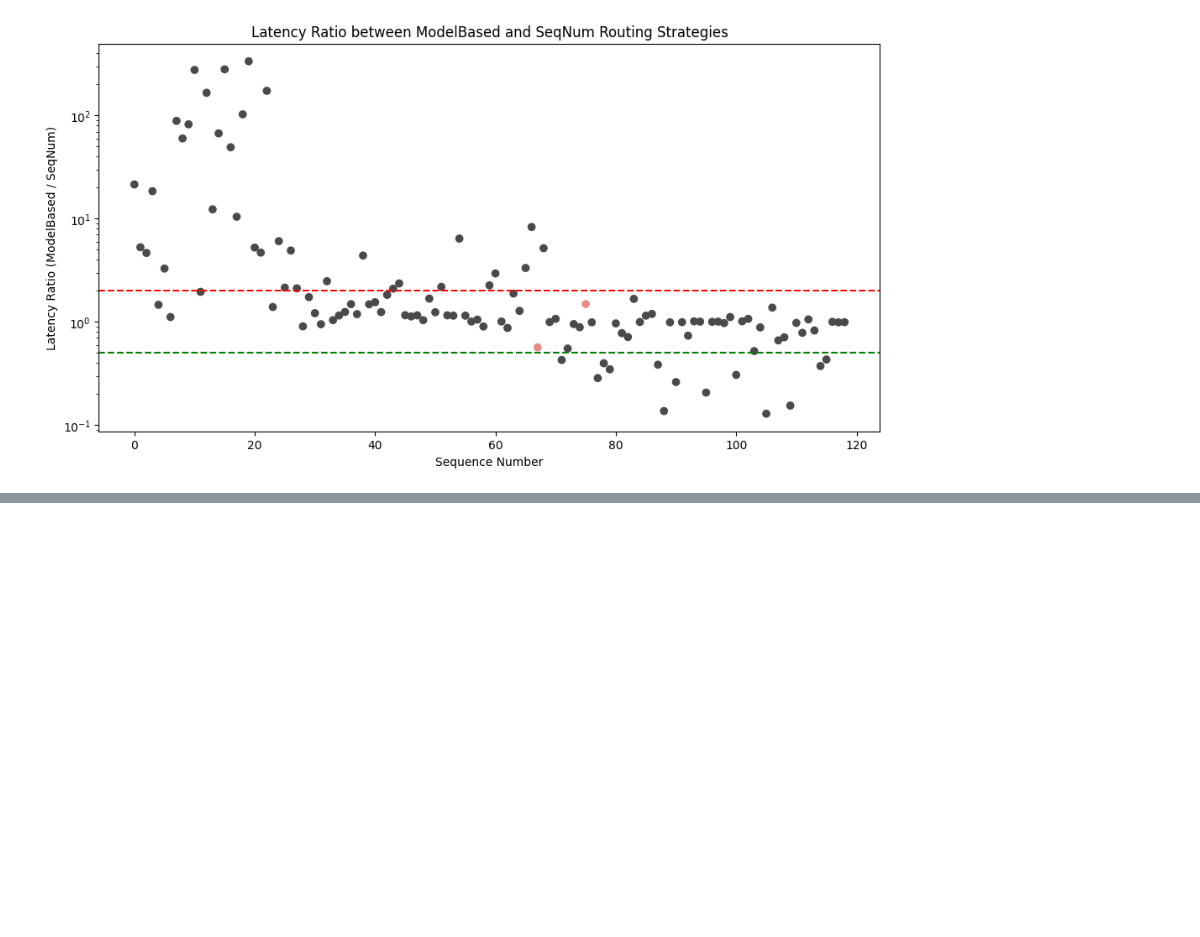
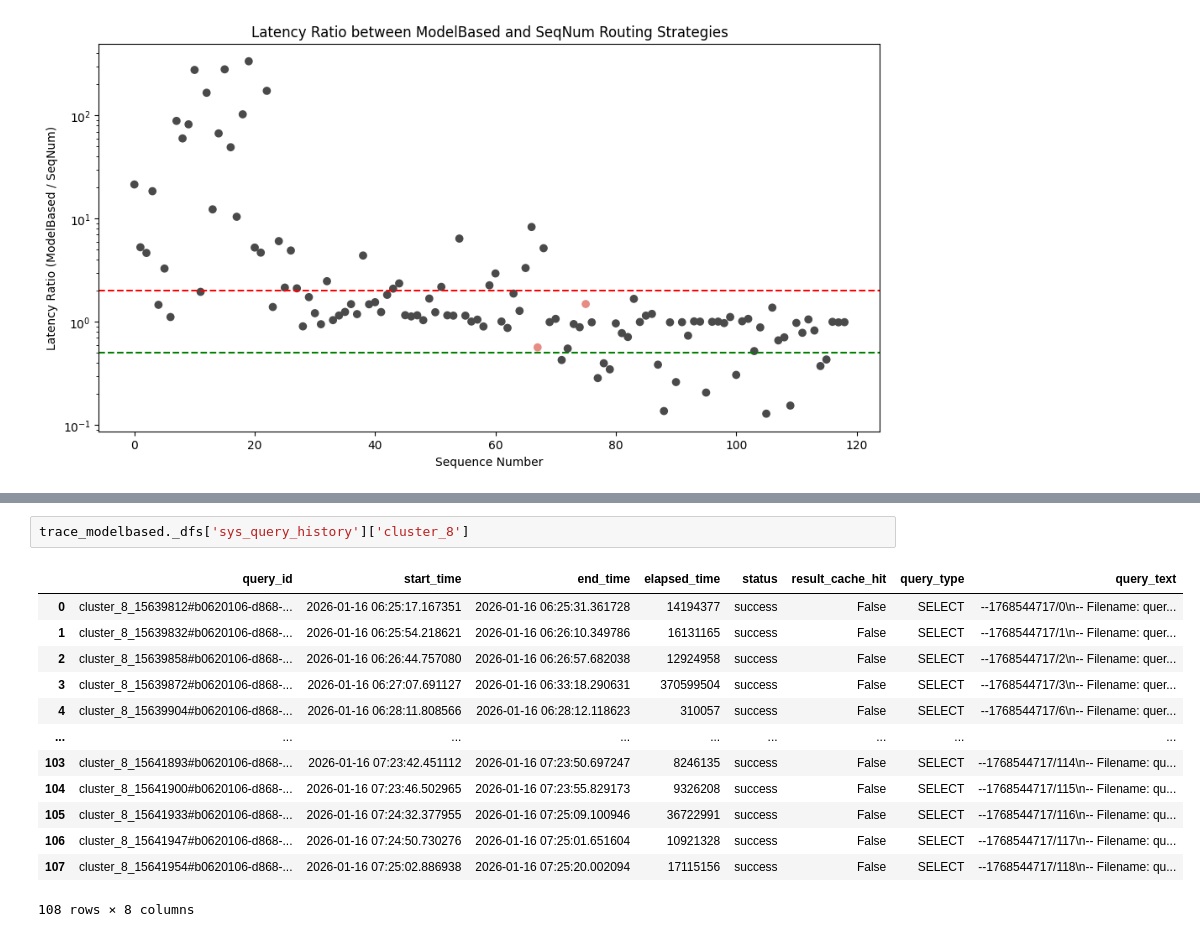
Before and after one commit to mmarkakis/autoslo, a Jupyter notebook: experiments/12_xgboost_distillation/run_comparison.ipynb, the cells around one changed output, grey strips where cells are left out. Saved outputs shown, nothing was run; the diff lists cells and outputs as text; blank space fills up the shorter version.

```diff
--- a/experiments/12_xgboost_distillation/run_comparison.ipynb
+++ b/experiments/12_xgboost_distillation/run_comparison.ipynb
@@ -123,0 +134,16 @@ Text(0.5, 1.0, 'Latency Ratio between ModelBased and SeqNum Routing Strategies')
+# %%
+trace_modelbased._dfs['sys_query_history']['cluster_8']
+# %% [output]
+|  | query_id | start_time | end_time | elapsed_time | status | result_cache_hit | query_type | query_text |
+| 0 | cluster_8_15639812#b0620106-d868-... | 2026-01-16 06:25:17.167351 | 2026-01-16 06:25:31.361728 | 14194377 | success | False | SELECT | --1768544717/0\n-- Filename: quer... |
+| 1 | cluster_8_15639832#b0620106-d868-... | 2026-01-16 06:25:54.218621 | 2026-01-16 06:26:10.349786 | 16131165 | success | False | SELECT | --1768544717/1\n-- Filename: quer... |
+| 2 | cluster_8_15639858#b0620106-d868-... | 2026-01-16 06:26:44.757080 | 2026-01-16 06:26:57.682038 | 12924958 | success | False | SELECT | --1768544717/2\n-- Filename: quer... |
+| 3 | cluster_8_15639872#b0620106-d868-... | 2026-01-16 06:27:07.691127 | 2026-01-16 06:33:18.290631 | 370599504 | success | False | SELECT | --1768544717/3\n-- Filename: quer... |
+| 4 | cluster_8_15639904#b0620106-d868-... | 2026-01-16 06:28:11.808566 | 2026-01-16 06:28:12.118623 | 310057 | success | False | SELECT | --1768544717/6\n-- Filename: quer... |
+| ... | ... | ... | ... | ... | ... | ... | ... | ... |
+| 103 | cluster_8_15641893#b0620106-d868-... | 2026-01-16 07:23:42.451112 | 2026-01-16 07:23:50.697247 | 8246135 | success | False | SELECT | --1768544717/114\n-- Filename: qu... |
+| 104 | cluster_8_15641900#b0620106-d868-... | 2026-01-16 07:23:46.502965 | 2026-01-16 07:23:55.829173 | 9326208 | success | False | SELECT | --1768544717/115\n-- Filename: qu... |
+| 105 | cluster_8_15641933#b0620106-d868-... | 2026-01-16 07:24:32.377955 | 2026-01-16 07:25:09.100946 | 36722991 | success | False | SELECT | --1768544717/116\n-- Filename: qu... |
+| 106 | cluster_8_15641947#b0620106-d868-... | 2026-01-16 07:24:50.730276 | 2026-01-16 07:25:01.651604 | 10921328 | success | False | SELECT | --1768544717/117\n-- Filename: qu... |
+| 107 | cluster_8_15641954#b0620106-d868-... | 2026-01-16 07:25:02.886938 | 2026-01-16 07:25:20.002094 | 17115156 | success | False | SELECT | --1768544717/118\n-- Filename: qu... |
+108 rows × 8 columns
```
Also changed, not shown: parts of 3 cells of this notebook, 1 other file.
